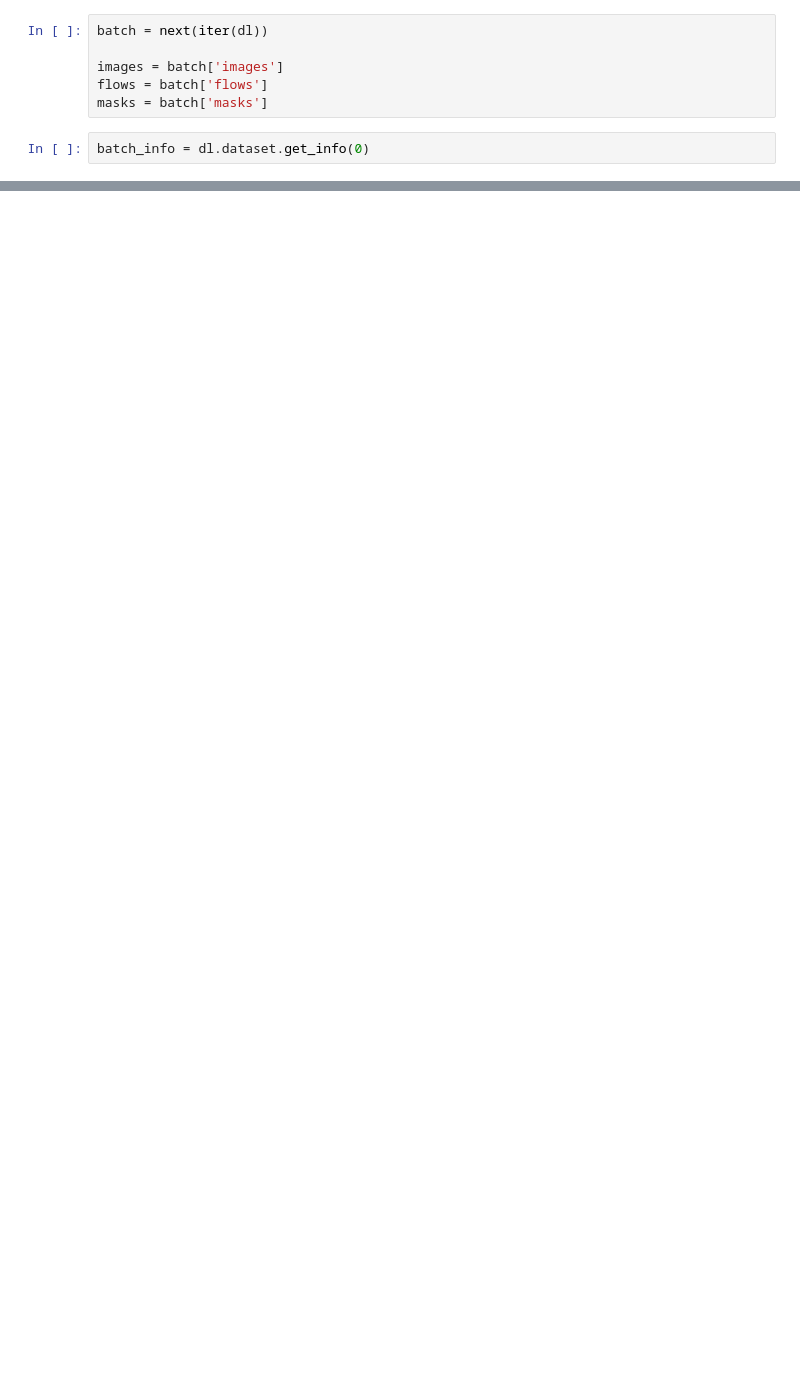
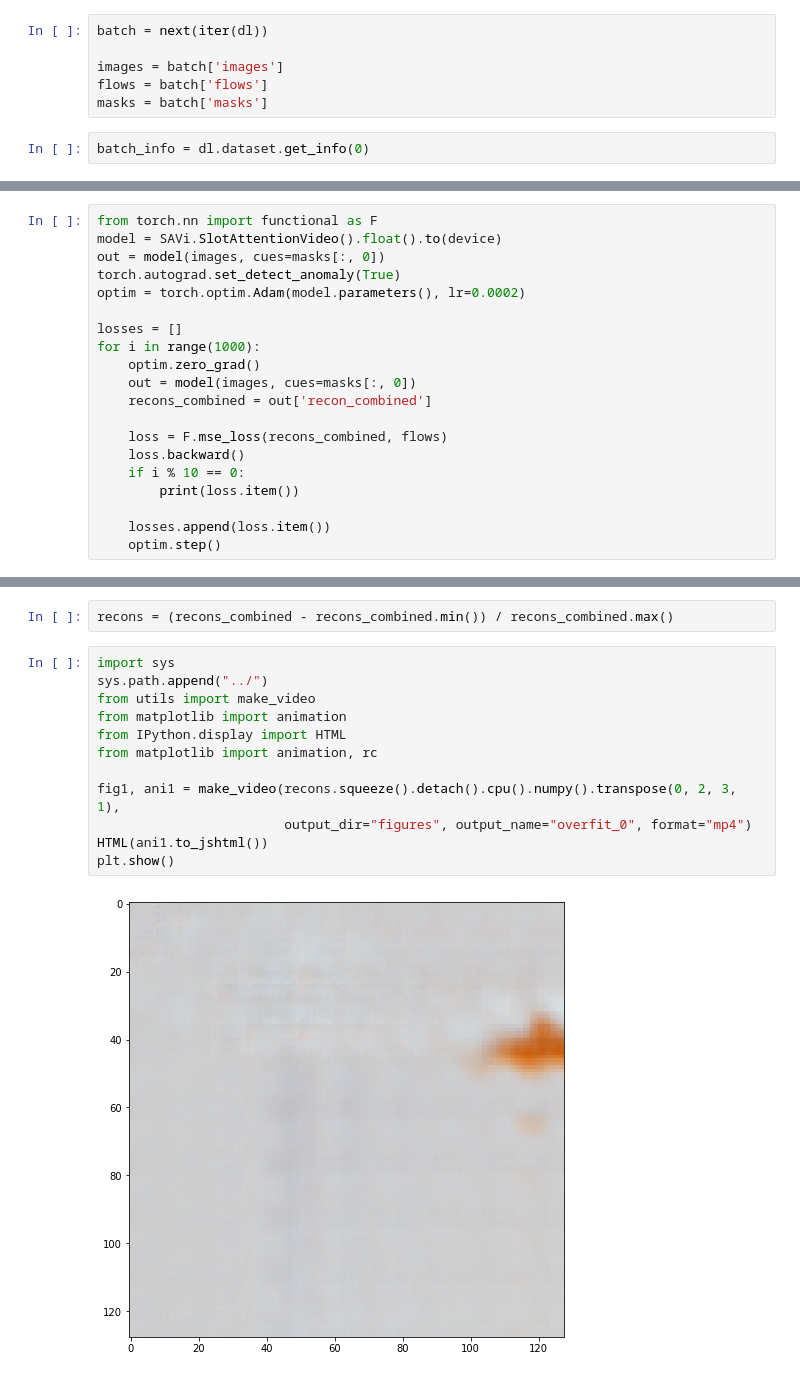
Before and after one commit to yifr/GestaltVision, a Jupyter notebook: explore.ipynb, the cells around one changed output, grey strips where cells are left out. Saved outputs shown, nothing was run; the diff lists cells and outputs as text; blank space fills up the shorter version.

```diff
--- a/explore.ipynb
+++ b/explore.ipynb
@@ -48,0 +39,20 @@ RuntimeError: Expected all tensors to be on the same device, but found at least
+# %%
+from torch.nn import functional as F
+model = SAVi.SlotAttentionVideo().float().to(device)
+out = model(images, cues=masks[:, 0])
+torch.autograd.set_detect_anomaly(True)
+optim = torch.optim.Adam(model.parameters(), lr=0.0002)
+
+losses = []
+for i in range(1000):
+    optim.zero_grad()
+    out = model(images, cues=masks[:, 0])
+    recons_combined = out['recon_combined']
+
+    loss = F.mse_loss(recons_combined, flows)
+    loss.backward()
+    if i % 10 == 0:
+        print(loss.item())
+
+    losses.append(loss.item())
+    optim.step()
@@ -48,0 +77,16 @@ RuntimeError: Expected all tensors to be on the same device, but found at least
+# %%
+recons = (recons_combined - recons_combined.min()) / recons_combined.max()
+# %%
+import sys
+sys.path.append("../")
+from utils import make_video
+from matplotlib import animation
+from IPython.display import HTML
+from matplotlib import animation, rc
+
+fig1, ani1 = make_video(recons.squeeze().detach().cpu().numpy().transpose(0, 2, 3, 1),
+                        output_dir="figures", output_name="overfit_0", format="mp4")
+HTML(ani1.to_jshtml())
+plt.show()
+# %% [output]
+[figure, added]
```
Also changed, not shown: parts of 8 cells of this notebook, 7 other files.
